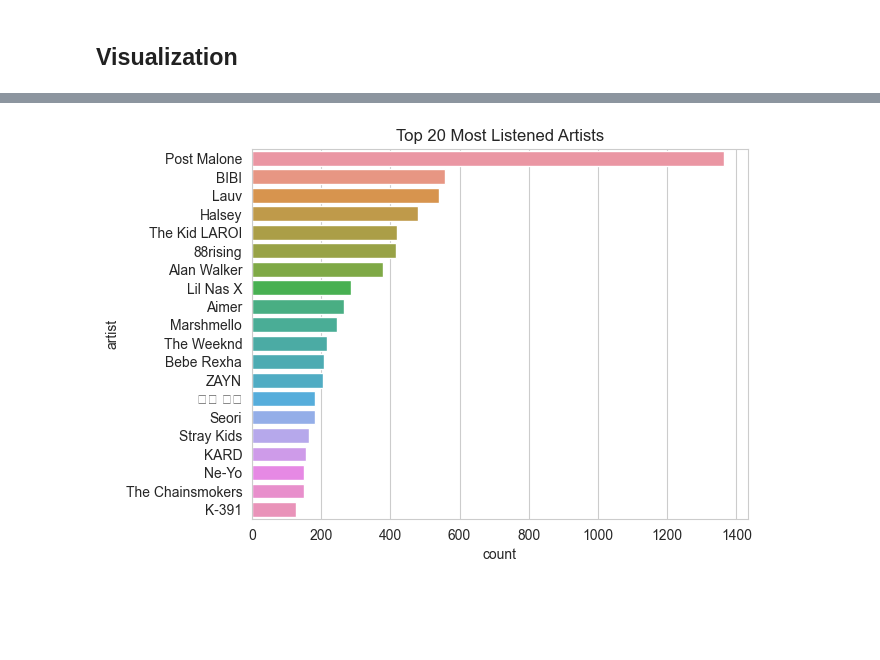
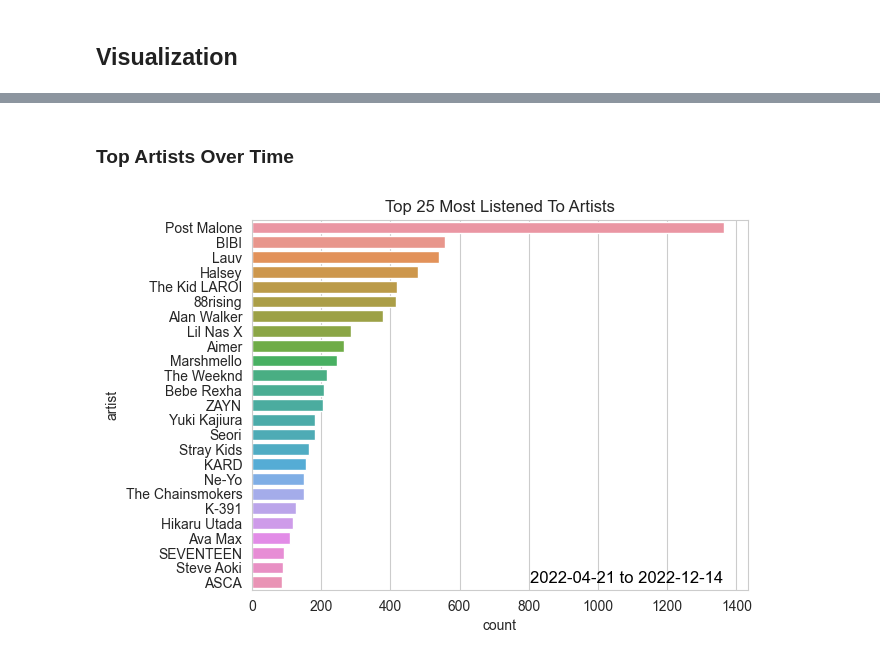
Before and after one commit to dnhuang/spotify-stream-history, a Jupyter notebook: analysis.ipynb, the cells around one changed output, grey strips where cells are left out. Saved outputs shown, nothing was run; the diff lists cells and outputs as text; code cells hidden in the pictures; blank space fills up the shorter version.

```diff
--- a/analysis.ipynb
+++ b/analysis.ipynb
@@ -206,8 +264,7 @@ visualize_all_barplot()
+# %% [markdown]
+### Top Artists Over Time
 # %%
-def barplot_helper(df, step):
-
-    #intial configuration
-
+def barplot_helper(df, step, num):
     for i in range(step, len(df) + 1, step):
         # clear the plot
         clear_output(wait=True)
@@ -215,15 +272,29 @@ def barplot_helper(df, step):
         curr_df = df[:i]
 
         # perform groupby
-        curr_df = curr_df.groupby('artistName').size().sort_values(ascending=False).to_frame().reset_index().rename({0:'count'}, axis=1)
-        curr_df_top_20 = curr_df.head(20)
-        plt.clf()
-        sns.barplot(data=curr_df_top_20, y='artistName', x='count')
-        plt.title("Top 20 Most Listened Artists")
+        curr_df_top_25 = get_top_artist_df(curr_df, 'df1', num=num)
+
+        # fix kajiura issue
+        replace_with_kajiura(curr_df_top_25)
+
+        # formatting: add start-end text in bottom right
+        # https://matplotlib.org/stable/tutorials/text/text_intro.html
+        start, end = get_start_end(curr_df, "'22")
+        fig= plt.figure()
+        ax = fig.add_subplot()
+        ax.text(0.95, 0.01, start + ' to ' + end,
+                verticalalignment='bottom', horizontalalignment='right',
+                transform=ax.transAxes,
+                color='black', fontsize=12)
+
+
+        # visualize
+        sns.barplot(data=curr_df_top_25, y='artistName', x='count')
+        plt.title("Top {} Most Listened To Artists".format(num))
         plt.ylabel("artist")
         plt.pause(10e-10)
         plt.show()
 # %%
-barplot_helper(df1, 50)
+barplot_helper(df1, 25, 25)
 # %% [output]
-[figure, old version]
+[figure, new version]
```
Also changed, not shown: parts of 10 cells of this notebook, 1 other file.
